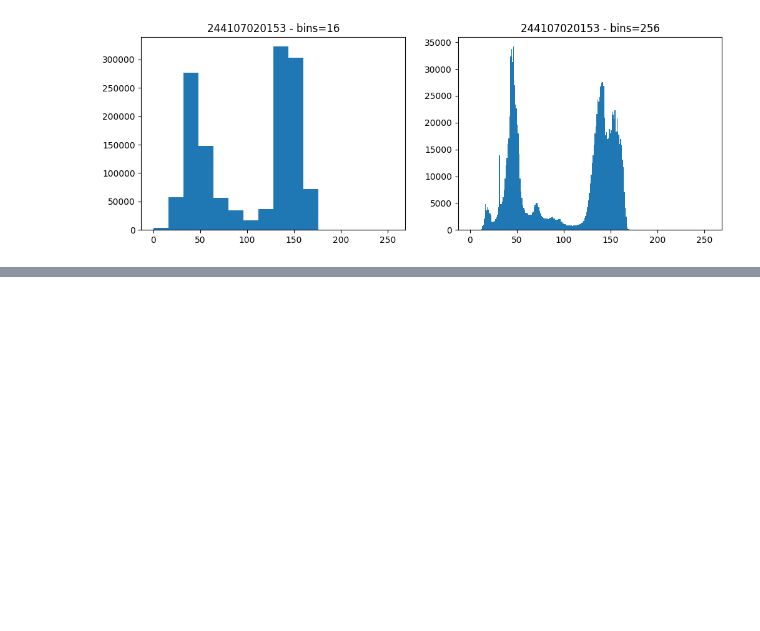
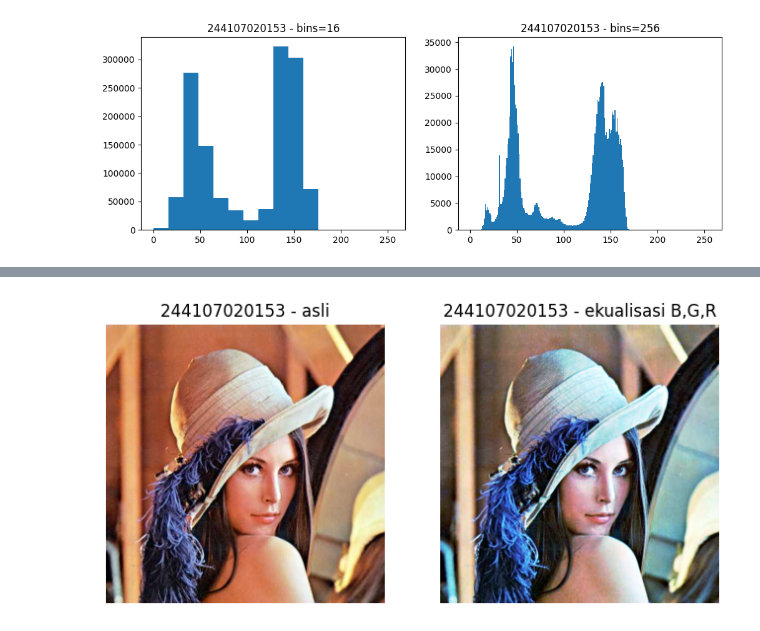
Before and after one commit to rsyadipras/PCVK_Ganjil2026, a Jupyter notebook: Week5_21.ipynb, the cells around one changed output, grey strips where cells are left out. Drawn from its saved outputs; the diff is of its cells as text; code cells hidden in the pictures; blank space fills up the shorter version.

```diff
--- a/Week5_21.ipynb
+++ b/Week5_21.ipynb
@@ -167,0 +232,25 @@ plt.show()
+# %%
+# Step 3 - Ekualisasi kanal B, G, R satu per satu
+# Tahap 1: lena.jpg. Tahap 2: KTM1d.jpg
+img = CONTOH + '/lena.jpg'          # tahap 1
+bgr    = cv.imread(img)
+
+# cara 1: tiap kanal diekualisasi sendiri-sendiri
+kanal = list(cv.split(bgr))
+for i in range(3):
+    kanal[i] = cv.equalizeHist(kanal[i])
+he_rgb = cv.merge(kanal)
+
+plt.figure(figsize=(8, 4))
+plt.subplot(1, 2, 1)
+plt.imshow(cv.cvtColor(bgr, cv.COLOR_BGR2RGB))
+plt.title(NIM + ' - asli')
+plt.axis('off')
+
+plt.subplot(1, 2, 2)
+plt.imshow(cv.cvtColor(he_rgb, cv.COLOR_BGR2RGB))
+plt.title(NIM + ' - ekualisasi B,G,R')
+plt.axis('off')
+plt.show()
+# %% [output]
+[figure, added]
```
Also changed, not shown: parts of 10 cells of this notebook.
